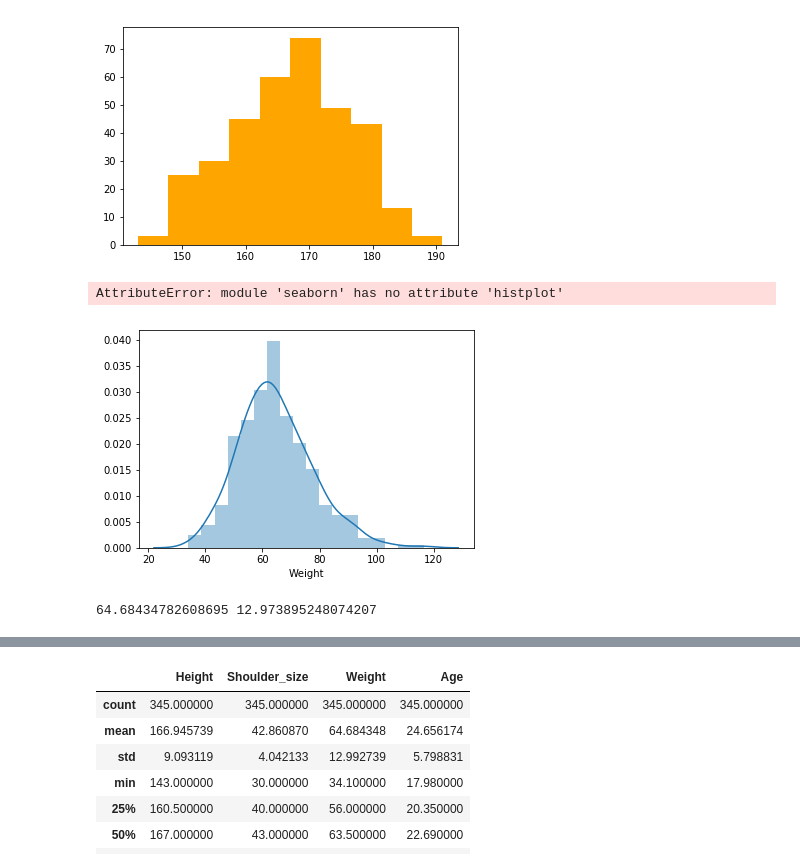
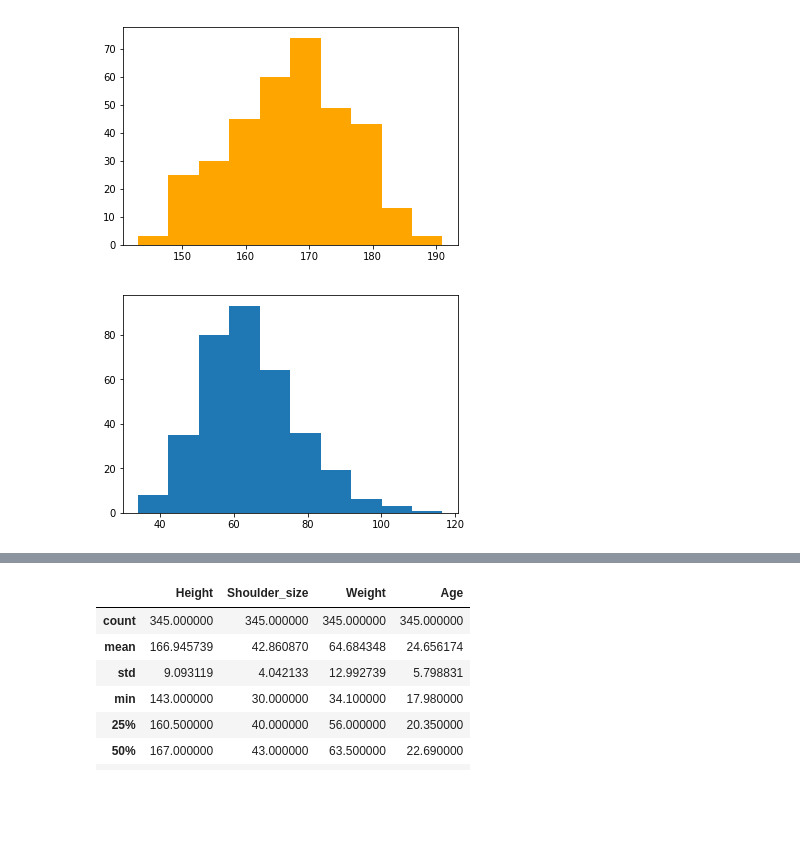
Before and after one commit to anirudhprabhakaran3/prml-lab, a Jupyter notebook: Lab 1/Lab 1.ipynb, the cells around one changed output, grey strips where cells are left out. Cells and saved outputs as stored; diff of their text form; code cells hidden in the pictures; blank space fills up the shorter version.

```diff
--- a/Lab 1/Lab 1.ipynb
+++ b/Lab 1/Lab 1.ipynb
@@ -43,17 +29,9 @@ plt.hist(df['Height'], color = 'orange')
 plt.show()
 # %% [output]
 [figure]
-# %%
-sns.miscplot.
-# %% [output]
-AttributeError: module 'seaborn' has no attribute 'histplot'
 # %%
-sns.distplot(df['Weight'])
+plt.figure()
+plt.hist(df['Weight'])
 plt.show()
 # %% [output]
-[figure, old version]
+[figure, new version]
-# %%
-(mu, sigma) = stats.norm.fit(df['Weight'])
-print(mu, sigma)
-# %% [output]
-64.68434782608695 12.973895248074207
```
Also changed, not shown: parts of 9 cells of this notebook, 2 other files.
